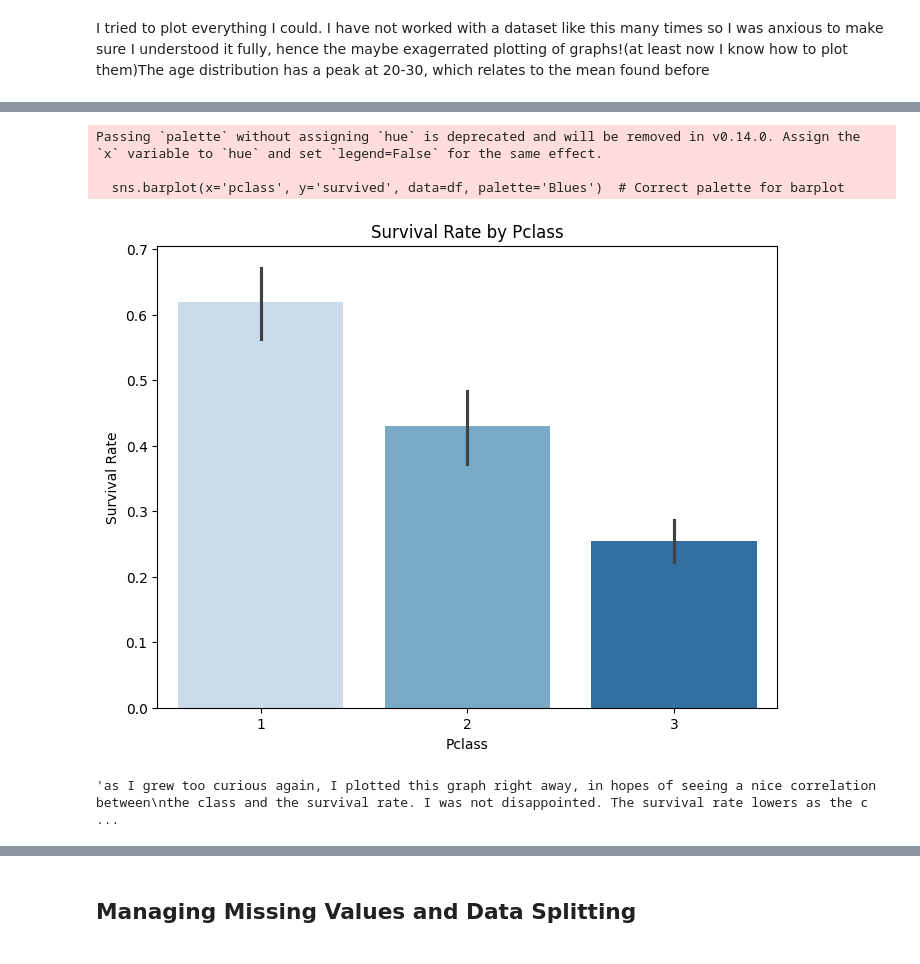
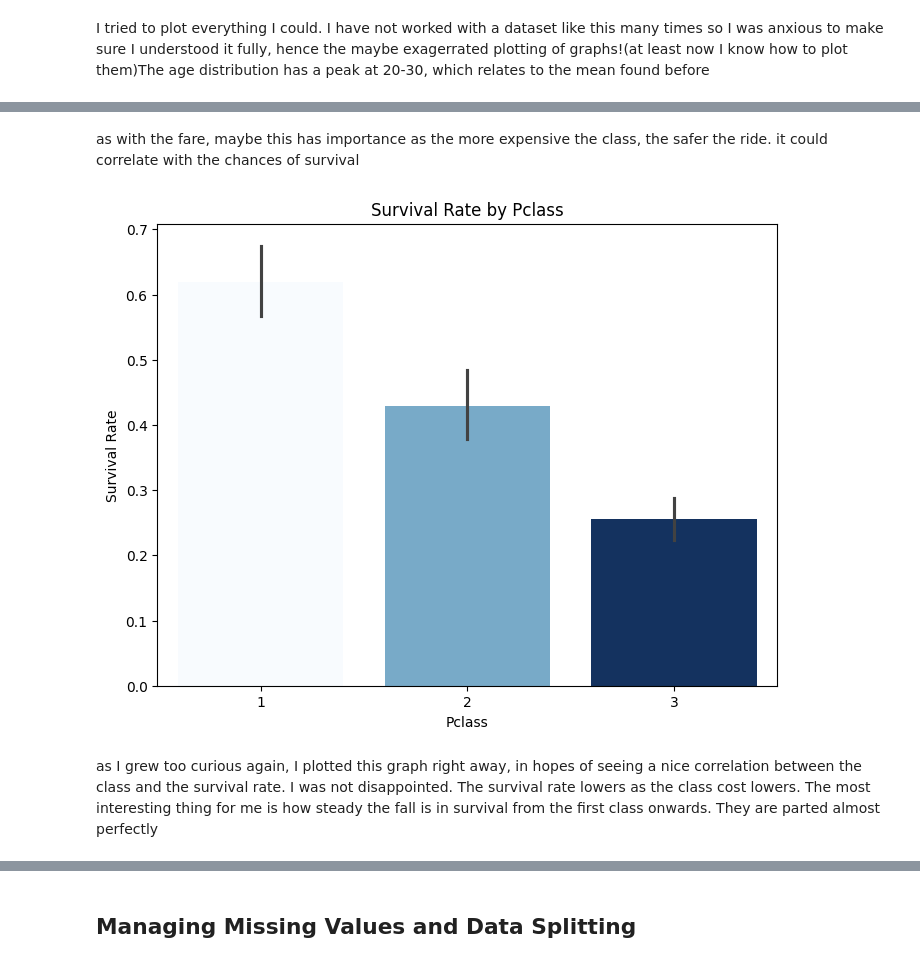
Before and after one commit to Ilincalink/ML-fundamentals-2025, a Jupyter notebook: assignment_1_ilinca_corbu[corbu].ipynb, the cells around one changed output, grey strips where cells are left out. Saved outputs shown, nothing was run; the diff lists cells and outputs as text; code cells hidden in the pictures.

```diff
--- a/assignment_1_ilinca_corbu[corbu].ipynb
+++ b/assignment_1_ilinca_corbu[corbu].ipynb
@@ -201,19 +191,17 @@ Passing `palette` without assigning `hue` is deprecated and will be removed in v
+# %% [markdown]
+as with the fare, maybe this has importance as the more expensive the class, the safer the ride. it could correlate with the chances of survival
 # %%
 plt.figure(figsize=(8, 6))
-sns.barplot(x='pclass', y='survived', data=df, palette='Blues')  # Correct palette for barplot
+sns.barplot(x='pclass', y='survived', data=df, hue='pclass', palette='Blues', legend=False)
 plt.title('Survival Rate by Pclass')
 plt.xlabel('Pclass')
 plt.ylabel('Survival Rate')
 plt.show()
-'''as I grew too curious again, I plotted this graph right away, in hopes of seeing a nice correlation between
-the class and the survival rate. I was not disappointed. The survival rate lowers as the class cost lowers.
-
-The most interesting thing for me is how steady the fall is in survival from the first class onwards.
-They are parted almost perfectly '''
 # %% [output]
-Passing `palette` without assigning `hue` is deprecated and will be removed in v0.14.0. Assign the `x` variable to `hue` and set `legend=False` for the same effect.
-
-  sns.barplot(x='pclass', y='survived', data=df, palette='Blues')  # Correct palette for barplot
-[figure, old version]
+[figure, new version]
-'as I grew too curious again, I plotted this graph right away, in hopes of seeing a nice correlation between\nthe class and the survival rate. I was not disappointed. The survival rate lowers as the c ...
+# %% [markdown]
+as I grew too curious again, I plotted this graph right away, in hopes of seeing a nice correlation between
+the class and the survival rate. I was not disappointed. The survival rate lowers as the class cost lowers.
+The most interesting thing for me is how steady the fall is in survival from the first class onwards.
+They are parted almost perfectly
 # %%
```
Also changed, not shown: parts of 27 cells of this notebook.
